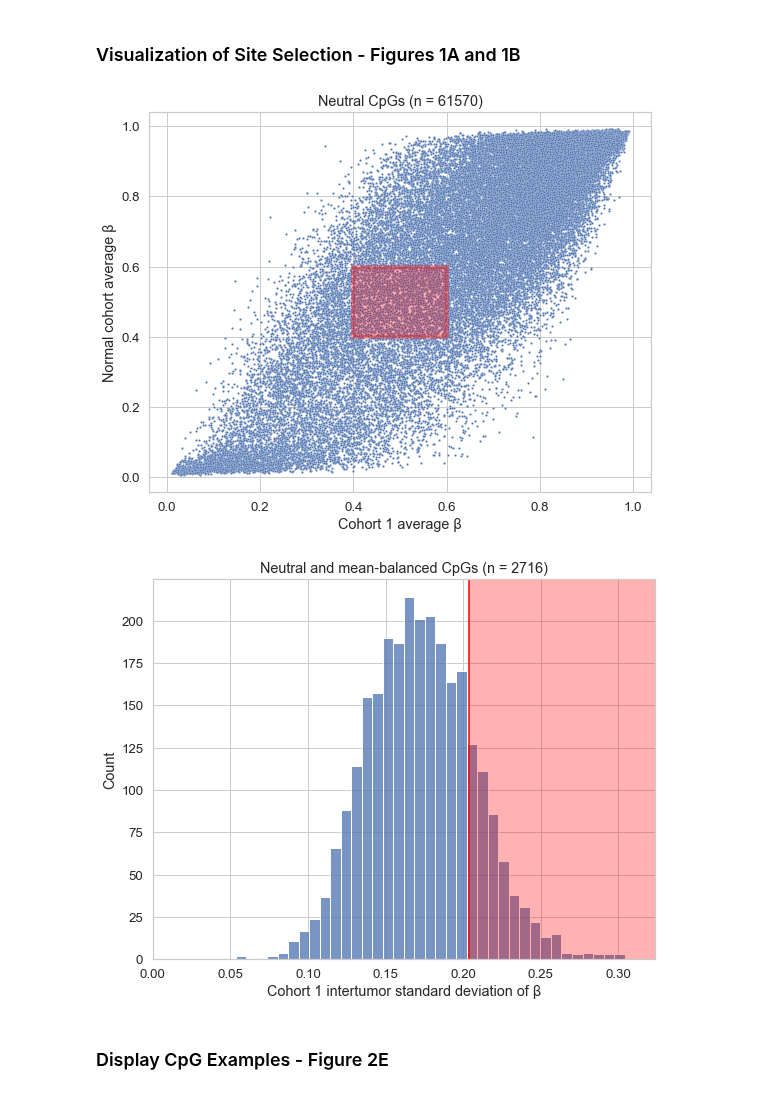
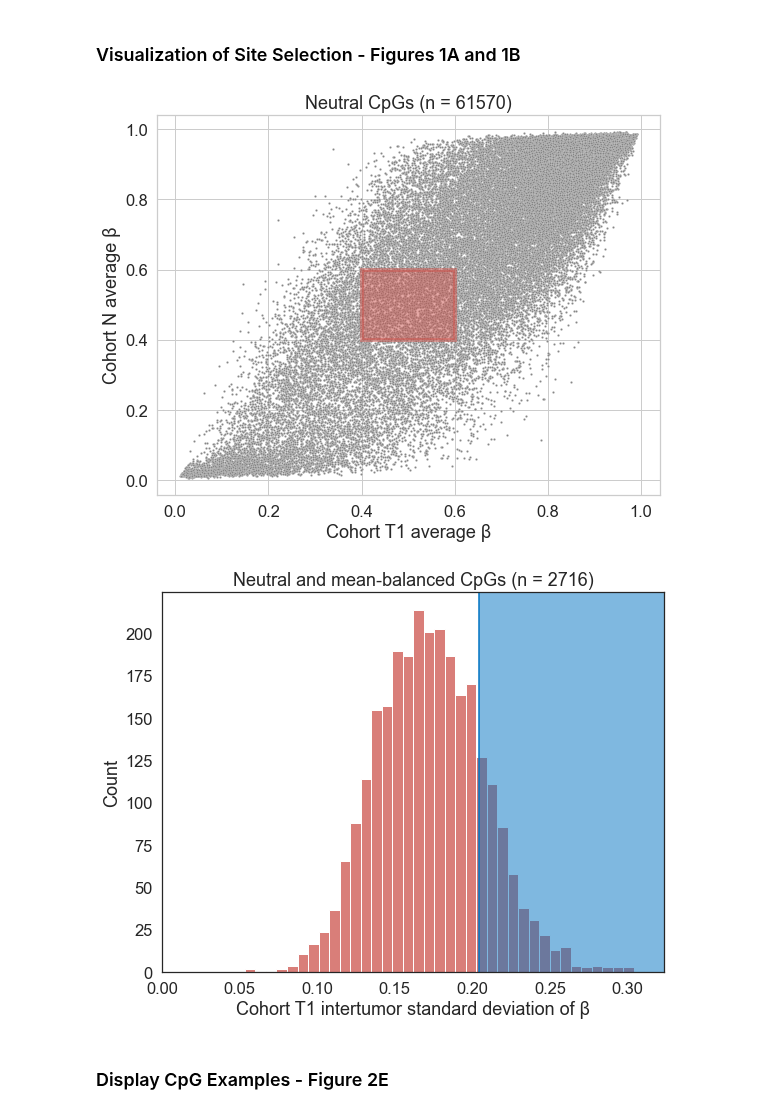
Before and after one commit to danmonyak/EpiClockInvasiveBRCA, a Jupyter notebook: Select_fCpGs/Select_fCpGs.ipynb, the cells around one changed output. Drawn from its saved outputs; the diff is of its cells as text; code cells hidden in the pictures.

```diff
--- a/Select_fCpGs/Select_fCpGs.ipynb
+++ b/Select_fCpGs/Select_fCpGs.ipynb
@@ -14,5 +14,3 @@ from MolecularClocks.src.invasiveCpGs_consts import getConsts
 import util as local_util
 
 consts = getConsts()
-
-sns.set(rc={"savefig.bbox":'tight'}, font_scale=1.2, style='whitegrid')
@@ -96,51 +126,68 @@ local_util.addMeanStdsNans(data)
 # %% [markdown]
 ### Visualization of Site Selection - Figures 1A and 1B
 # %%
+sns.set(rc={"savefig.bbox":'tight'}, font_scale=1.5, style='whitegrid')
+
 fig, ax = plt.subplots(1, 1, figsize=(9, 7))
 
 sns.scatterplot(ax=ax, x=data['tumor']['beta_means'].loc[neutral_DNA_CpG_list],
-                y=data['normal']['beta_means'].loc[neutral_DNA_CpG_list], s=5)
-ax.set_xlabel('Cohort 1 average β')
-ax.set_ylabel('Normal cohort average β')
+                y=data['normal']['beta_means'].loc[neutral_DNA_CpG_list], s=5,
+                color=consts['palette_jco'][2]
+               )
+ax.set_xlabel('Cohort T1 average β')
+ax.set_ylabel('Cohort N average β')
 ax.set_title(f'Neutral CpGs (n = {len(neutral_DNA_CpG_list)})')
 
 lower = 0.4
 upper = 0.6
-color = 'red'
 
 # ax.axvline(lower, lower, upper, color=color)
 # ax.axvline(upper, lower, upper, color=color)
 # ax.axhline(lower, lower, upper, color=color)
 # ax.axhline(upper, lower, upper, color=color)
 
-ax.fill([lower, upper, upper, lower], [lower, lower, upper, upper], alpha=0.3, color='red', lw=4)
+ax.fill([lower, upper, upper, lower], [lower, lower, upper, upper], alpha=0.5,
+#         color='green',
+        color=consts['palette_jco'][3],
+        lw=4)
 
 fig.savefig(os.path.join(figure_outdir, 'Figure_2_A.pdf'), format='pdf', pad_inches=0.1)
 # %% [output]
-[figure, old version]
+[figure, new version]
 # %%
+sns.set(rc={"savefig.bbox":'tight'}, font_scale=1.5, style='white')
+
 fig, ax = plt.subplots(1, 1, figsize=(9, 7))
 
 balanced_means_CpGs = m_util.getCpG_list(data, local_util.BALANCED_CRITERIA, starting_CpG_list=neutral_DNA_CpG_list)
 
-sns.histplot(ax=ax, x=data['tumor']['beta_stds'].loc[balanced_means_CpGs])
-ax.set_xlabel('Cohort 1 intertumor standard deviation of β')
+sns.histplot(ax=ax, x=data['tumor']['beta_stds'].loc[balanced_means_CpGs],
+#             color=consts['palette_jco'][2],
+            color=consts['palette_jco'][3]
+            )
+ax.set_xlabel('Cohort T1 intertumor standard deviation of β')
 ax.set_title(f'Neutral and mean-balanced CpGs (n = {len(balanced_means_CpGs)})')
 
+color = consts['palette_jco'][0]
 
 cutoff = data['tumor']['beta_stds'].loc[balanced_means_CpGs].sort_values()[-500]
-ax.axvline(cutoff, color=color)
+ax.axvline(cutoff,
+          color=color
+          )
 
 xmax = ax.get_xlim()[1]
 ymax = ax.get_ylim()[1]
 
-ax.fill([cutoff, xmax, xmax, cutoff], [0, 0, ymax, ymax], alpha=0.3, color='red', lw=0)
+ax.fill([cutoff, xmax, xmax, cutoff], [0, 0, ymax, ymax], alpha=0.5,
+#         color='green',
+        color=color,
+        lw=0)
 ax.set_xlim(0, xmax)
 ax.set_ylim(0, ymax)
 
 fig.savefig(os.path.join(figure_outdir, 'Figure_2_B.pdf'), format='pdf', pad_inches=0.1)
 # %% [output]
-[figure, old version]
+[figure, new version]
 # %% [markdown]
 ### Display CpG Examples - Figure 2E
 # %%
```
Also changed, not shown: parts of 10 cells of this notebook, 1 other file.
